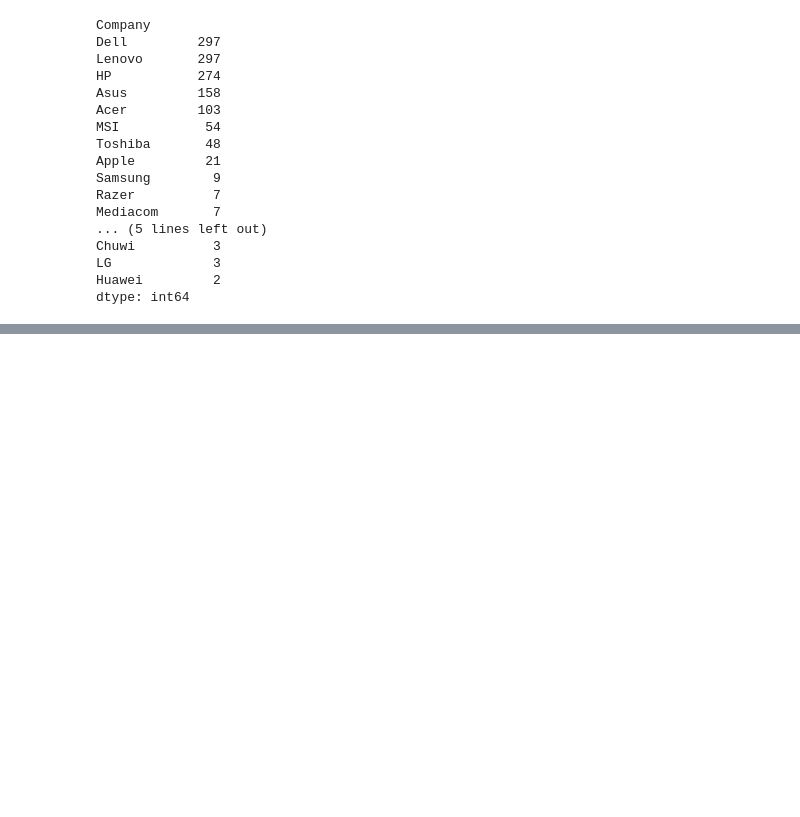
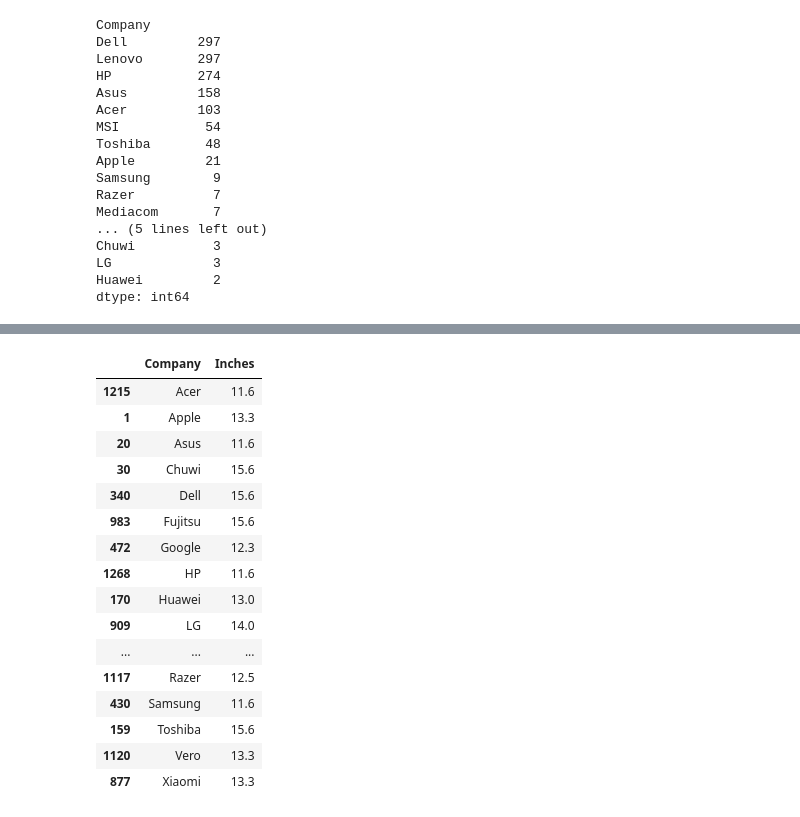
Before and after one commit to sanjula77/Data-Science, a Jupyter notebook: Filtering_Data.ipynb, the cells around one changed output, grey strips where cells are left out. Drawn from its saved outputs; the diff is of its cells as text; code cells hidden in the pictures; blank space fills up the shorter version.

```diff
--- a/Filtering_Data.ipynb
+++ b/Filtering_Data.ipynb
@@ -477,0 +494,22 @@ dtype: int64
+# %%
+# smallest: keep='first'
+
+df_laptop.drop_duplicates(['Company'], keep='first')[['Company', 'Inches']]
+# %% [output]
+|  | Company | Inches |
+| 1215 | Acer | 11.6 |
+| 1 | Apple | 13.3 |
+| 20 | Asus | 11.6 |
+| 30 | Chuwi | 15.6 |
+| 340 | Dell | 15.6 |
+| 983 | Fujitsu | 15.6 |
+| 472 | Google | 12.3 |
+| 1268 | HP | 11.6 |
+| 170 | Huawei | 13.0 |
+| 909 | LG | 14.0 |
+| ... | ... | ... |
+| 1117 | Razer | 12.5 |
+| 430 | Samsung | 11.6 |
+| 159 | Toshiba | 15.6 |
+| 1120 | Vero | 13.3 |
+| 877 | Xiaomi | 13.3 |
```
Also changed, not shown: parts of 3 cells of this notebook.
